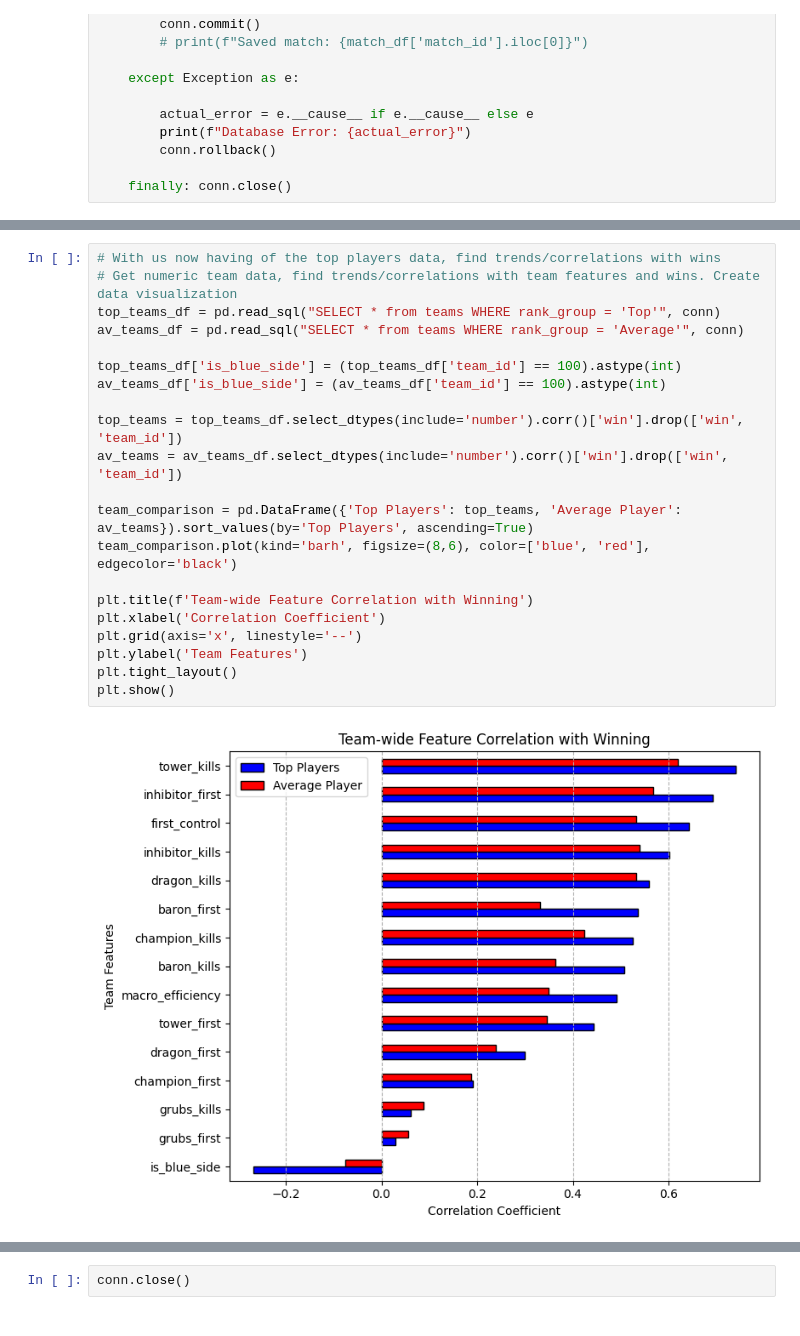
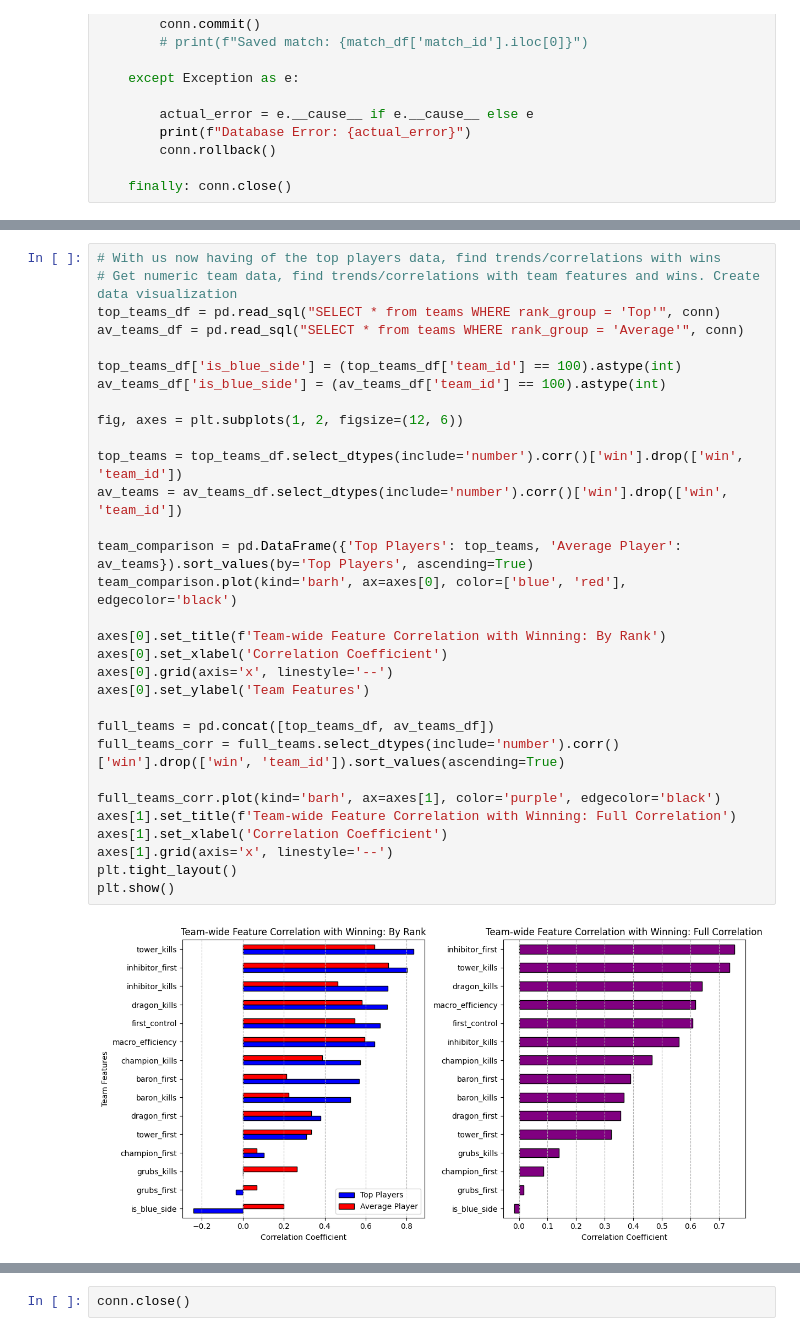
Before and after one commit to mclementi115/CS210-League-Project, a Jupyter notebook: LOLMatchAnalysis.ipynb, the cells around one changed output, grey strips where cells are left out. Saved outputs shown, nothing was run; the diff lists cells and outputs as text.

Commit message:
Added prediciton model, full data plots, on final testing

```diff
--- a/LOLMatchAnalysis.ipynb
+++ b/LOLMatchAnalysis.ipynb
@@ -667,26 +685,36 @@ Successfully saved all match data to database
 # %%
 # With us now having of the top players data, find trends/correlations with wins
 # Get numeric team data, find trends/correlations with team features and wins. Create data visualization
 top_teams_df = pd.read_sql("SELECT * from teams WHERE rank_group = 'Top'", conn)
 av_teams_df = pd.read_sql("SELECT * from teams WHERE rank_group = 'Average'", conn)
 
 top_teams_df['is_blue_side'] = (top_teams_df['team_id'] == 100).astype(int)
 av_teams_df['is_blue_side'] = (av_teams_df['team_id'] == 100).astype(int)
 
+fig, axes = plt.subplots(1, 2, figsize=(12, 6))
+
 top_teams = top_teams_df.select_dtypes(include='number').corr()['win'].drop(['win', 'team_id'])
 av_teams = av_teams_df.select_dtypes(include='number').corr()['win'].drop(['win', 'team_id'])
 
 team_comparison = pd.DataFrame({'Top Players': top_teams, 'Average Player': av_teams}).sort_values(by='Top Players', ascending=True)
-team_comparison.plot(kind='barh', figsize=(8,6), color=['blue', 'red'], edgecolor='black')
+team_comparison.plot(kind='barh', ax=axes[0], color=['blue', 'red'], edgecolor='black')
 
-plt.title(f'Team-wide Feature Correlation with Winning')
-plt.xlabel('Correlation Coefficient')
-plt.grid(axis='x', linestyle='--')
-plt.ylabel('Team Features')
+axes[0].set_title(f'Team-wide Feature Correlation with Winning: By Rank')
+axes[0].set_xlabel('Correlation Coefficient')
+axes[0].grid(axis='x', linestyle='--')
+axes[0].set_ylabel('Team Features')
+
+full_teams = pd.concat([top_teams_df, av_teams_df])
+full_teams_corr = full_teams.select_dtypes(include='number').corr()['win'].drop(['win', 'team_id']).sort_values(ascending=True)
+
+full_teams_corr.plot(kind='barh', ax=axes[1], color='purple', edgecolor='black')
+axes[1].set_title(f'Team-wide Feature Correlation with Winning: Full Correlation')
+axes[1].set_xlabel('Correlation Coefficient')
+axes[1].grid(axis='x', linestyle='--')
 plt.tight_layout()
 plt.show()
 # %% [output]
-[figure, old version]
+[figure, new version]
 # %%
 # Get numeric player data, find trends/correlations with player oriented features and wins. Create data visualization
 # Top players
```
Also changed, not shown: parts of 10 cells of this notebook, 1 other file.
